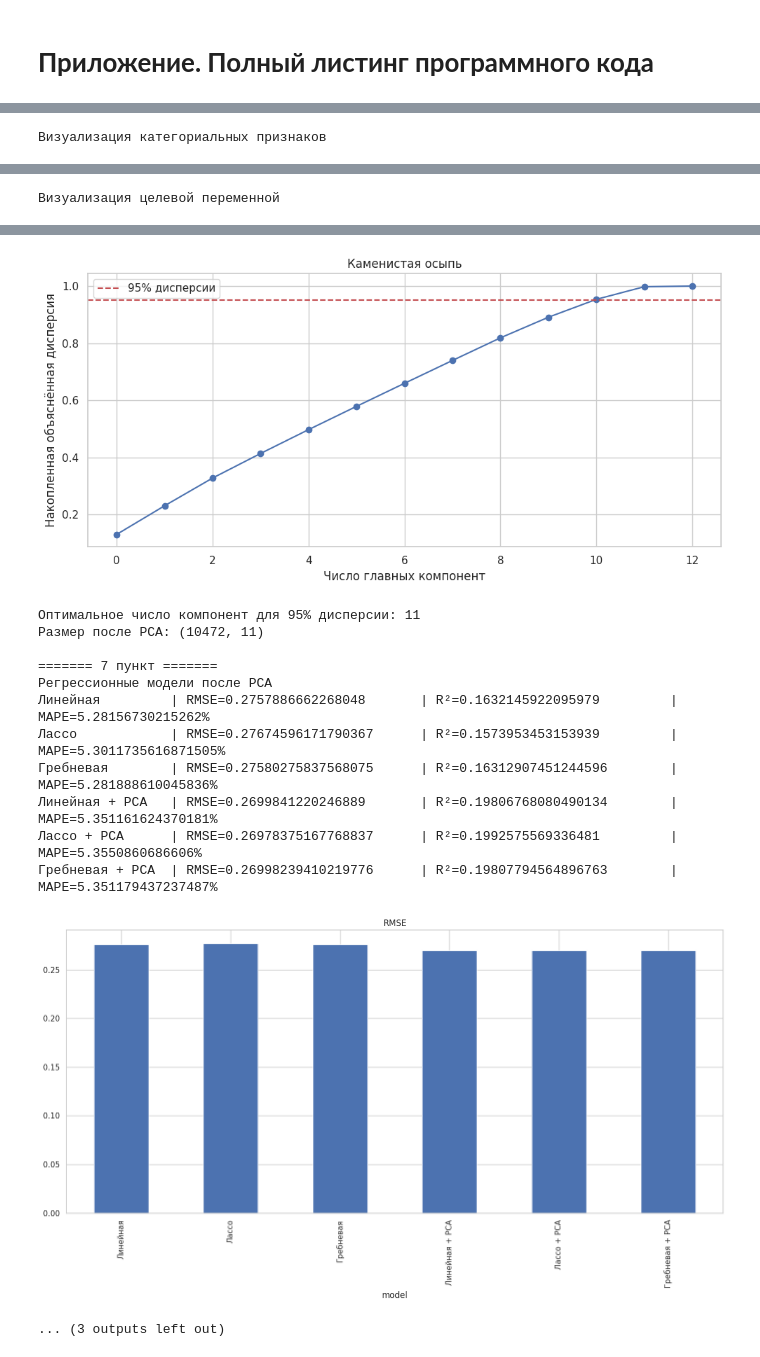
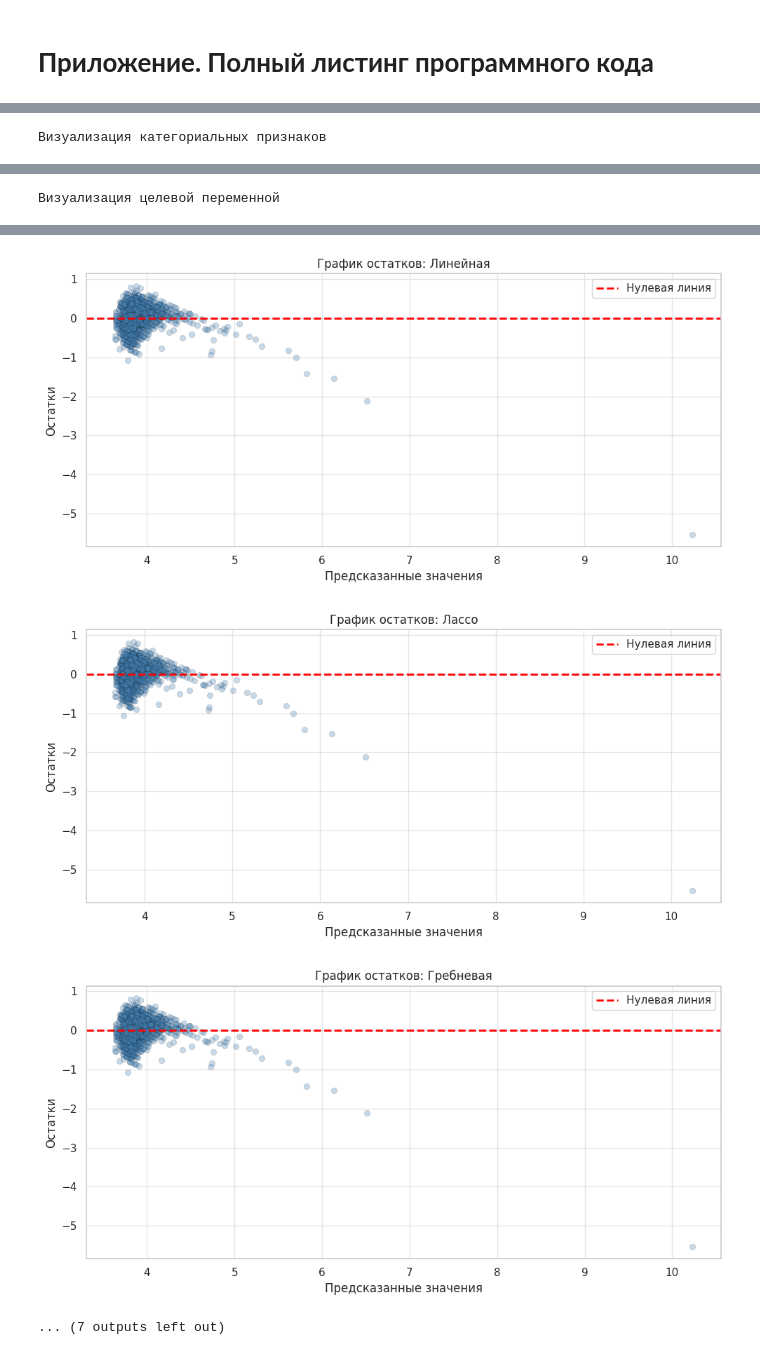
Before and after one commit to iamblueladadilabuda/siimo_lab_1, a Jupyter notebook: siimo_lab_1.ipynb, the cells around one changed output, grey strips where cells are left out. Drawn from its saved outputs; the diff is of its cells as text; code cells hidden in the pictures.

```diff
--- a/siimo_lab_1.ipynb
+++ b/siimo_lab_1.ipynb
@@ -316,0 +411,19 @@ CV R² (Гребневая): 0.2302779001237361 ± 0.033262247206087274
+# %%
+def Plot_Residuals(model, x_train, y_train, x_test, y_test, name):
+    model.fit(x_train, y_train)
+    y_pred = model.predict(x_test)
+    residuals = y_test - y_pred
+
+    plt.figure(figsize=(10, 5))
+    plt.scatter(y_pred, residuals, alpha=0.3, color='steelblue',
+                edgecolor='black', linewidth=0.3)
+    plt.axhline(y=0, color='red', linestyle='--', linewidth=2,
+                label='Нулевая линия')
+    plt.xlabel('Предсказанные значения')
+    plt.ylabel('Остатки')
+    plt.title(f'График остатков: {name}')
+    plt.legend()
+    plt.grid(True, alpha=0.5)
+    plt.tight_layout()
+    plt.show()
+    return residuals
@@ -488,6 +647,26 @@ def Evaluate(model, x_tr, y_tr, x_te, y_te, name):
     return {'model': name, 'RMSE': rmse, 'R2': r2, 'MAPE': mape}
 
 
+def Plot_Residuals(model, x_train, y_train, x_test, y_test, name):
+    model.fit(x_train, y_train)
+    y_pred = model.predict(x_test)
+    residuals = y_test - y_pred
+
+    plt.figure(figsize=(10, 5))
+    plt.scatter(y_pred, residuals, alpha=0.3, color='steelblue',
+                edgecolor='black', linewidth=0.3)
+    plt.axhline(y=0, color='red', linestyle='--', linewidth=2,
+                label='Нулевая линия')
+    plt.xlabel('Предсказанные значения')
+    plt.ylabel('Остатки')
+    plt.title(f'График остатков: {name}')
+    plt.legend()
+    plt.grid(True, alpha=0.5)
+    plt.tight_layout()
+    plt.show()
+    return residuals
+
+
 sns.set_theme(style='whitegrid')
 plt.rcParams['figure.figsize'] = (12, 6)
 RANDOM_STATE = 42
@@ -510,14 +689,17 @@ print("\nИнформация о датасете")
 
 dt.info()
 print("\nОписательная статистика числовых признаков:\n", dt.describe())
-print("\nПропуски по столбцам:")
-print(dt.isnull().sum().sort_values(ascending=False))
 
 print("\nУдаление уникальных признаков")
 drop_columns = ['Name', 'Winery', 'Region']
 for column in drop_columns:
     if column in dt.columns:
         dt = dt.drop(columns=column)
+
+n_duplicates = dt.duplicated().sum()
+print(f"\nКоличество дубликатов: {n_duplicates}")
+print("\nПропуски по столбцам:")
+print(dt.isnull().sum().sort_values(ascending=False))
 
 print("\nВизуализация числовых признаков")
 numeric_cols = dt.select_dtypes(include=[np.number]).columns
@@ -563,6 +745,9 @@ print("\n======= 3 пункт =======")
 print("Предобработка данных\n")
 dt = dt.dropna(subset=numeric_cols).copy()
 print("После удаления лишних столбцов и пропусков осталось:", dt.shape)
+
+dt = dt.drop_duplicates().reset_index(drop=True)
+print(f"После удаления дубликатов: {dt.shape}")
 
 print("\nОбъединение редко попадающихся стран в 'Other'")
 category_columns = dt.select_dtypes(include=['object']).columns.tolist()
@@ -636,6 +821,16 @@ print(f"CV R² (Гребневая): {cv.mean()} ± {cv.std()}")
 
 
 print("\n======= 6 пункт =======")
+print("Анализ остатков моделей")
+Plot_Residuals(LinearRegression(),
+               x_train, y_train, x_test, y_test, "Линейная")
+Plot_Residuals(Lasso(alpha=0.001, max_iter=10000),
+               x_train, y_train, x_test, y_test, "Лассо")
+Plot_Residuals(Ridge(alpha=1.0),
+               x_train, y_train, x_test, y_test, "Гребневая")
+
+
+print("\n======= 7 пункт =======")
 print("Стандартизация данных\n")
 scaler = StandardScaler()
 x_train_scaled = scaler.fit_transform(x_train)
@@ -666,7 +861,7 @@ x_test_pca = pca.transform(x_test_scaled)
 print("Размер после PCA:", x_train_pca.shape)
 
 
-print("\n======= 7 пункт =======")
+print("\n======= 8 пункт =======")
 print("Регрессионные модели после PCA")
 results.append(Evaluate(LinearRegression(),
                         x_train_pca, y_train, x_test_pca, y_test,
@@ -779,14 +975,4 @@ PCA
-[figure, old version]
+[figure, new version]
+[figure, new version]
+[figure, added]
-Оптимальное число компонент для 95% дисперсии: 11
-Размер после PCA: (10472, 11)
-
-======= 7 пункт =======
-Регрессионные модели после PCA
-Линейная         | RMSE=0.2757886662268048       | R²=0.1632145922095979         | MAPE=5.28156730215262%
-Лассо            | RMSE=0.27674596171790367      | R²=0.1573953453153939         | MAPE=5.3011735616871505%
-Гребневая        | RMSE=0.27580275837568075      | R²=0.16312907451244596        | MAPE=5.281888610045836%
-Линейная + PCA   | RMSE=0.2699841220246889       | R²=0.19806768080490134        | MAPE=5.351161624370181%
-Лассо + PCA      | RMSE=0.26978375167768837      | R²=0.1992575569336481         | MAPE=5.3550860686606%
-Гребневая + PCA  | RMSE=0.26998239410219776      | R²=0.19807794564896763        | MAPE=5.351179437237487%
+... (7 outputs left out)
-[figure, old version]
-... (3 outputs left out)
```
Also changed, not shown: parts of 55 cells of this notebook.
